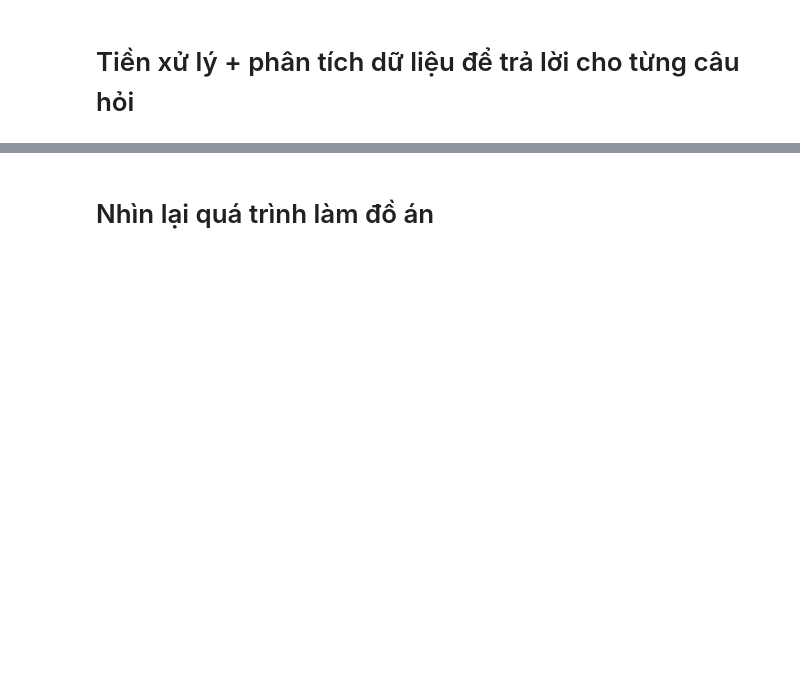
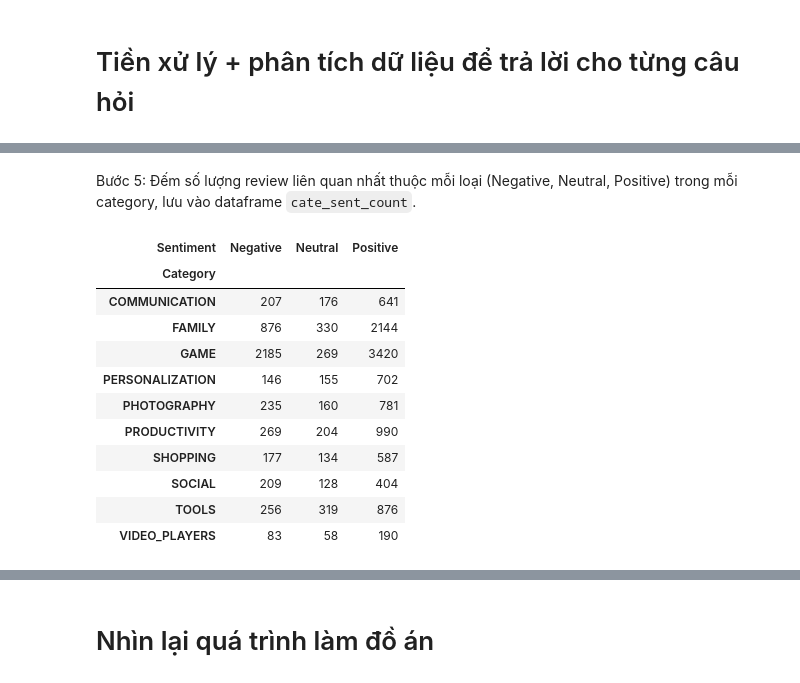
Before and after one commit to tqthangbl/P4DS-FinalProject, a Jupyter notebook: notebook.ipynb, the cells around one changed output, grey strips where cells are left out. Cells and saved outputs as stored; diff of their text form; code cells hidden in the pictures; blank space fills up the shorter version.

```diff
--- a/notebook.ipynb
+++ b/notebook.ipynb
@@ -878,0 +884,3 @@ Sau khi đã khám phá về dữ liệu và hiểu hơn về dữ liệu, ta th
+# %%
+top_10_cat_reviews = app_df.groupby('Category')['Reviews'].sum().sort_values(ascending=False).head(10)
+top_10_cat_reviews
@@ -878,0 +959,18 @@ Sau khi đã khám phá về dữ liệu và hiểu hơn về dữ liệu, ta th
+# %% [markdown]
+Bước 5: Đếm số lượng review liên quan nhất thuộc mỗi loại (Negative, Neutral, Positive) trong mỗi category, lưu vào dataframe `cate_sent_count`.
+# %%
+cate_sent_count = merge_top_10_df.groupby(['Category','Sentiment']).size().unstack(1)
+cate_sent_count
+# %% [output]
+| Sentiment | Negative | Neutral | Positive |
+| Category |  |  |  |
+| COMMUNICATION | 207 | 176 | 641 |
+| FAMILY | 876 | 330 | 2144 |
+| GAME | 2185 | 269 | 3420 |
+| PERSONALIZATION | 146 | 155 | 702 |
+| PHOTOGRAPHY | 235 | 160 | 781 |
+| PRODUCTIVITY | 269 | 204 | 990 |
+| SHOPPING | 177 | 134 | 587 |
+| SOCIAL | 209 | 128 | 404 |
+| TOOLS | 256 | 319 | 876 |
+| VIDEO_PLAYERS | 83 | 58 | 190 |
```
Also changed, not shown: parts of 16 cells of this notebook.
